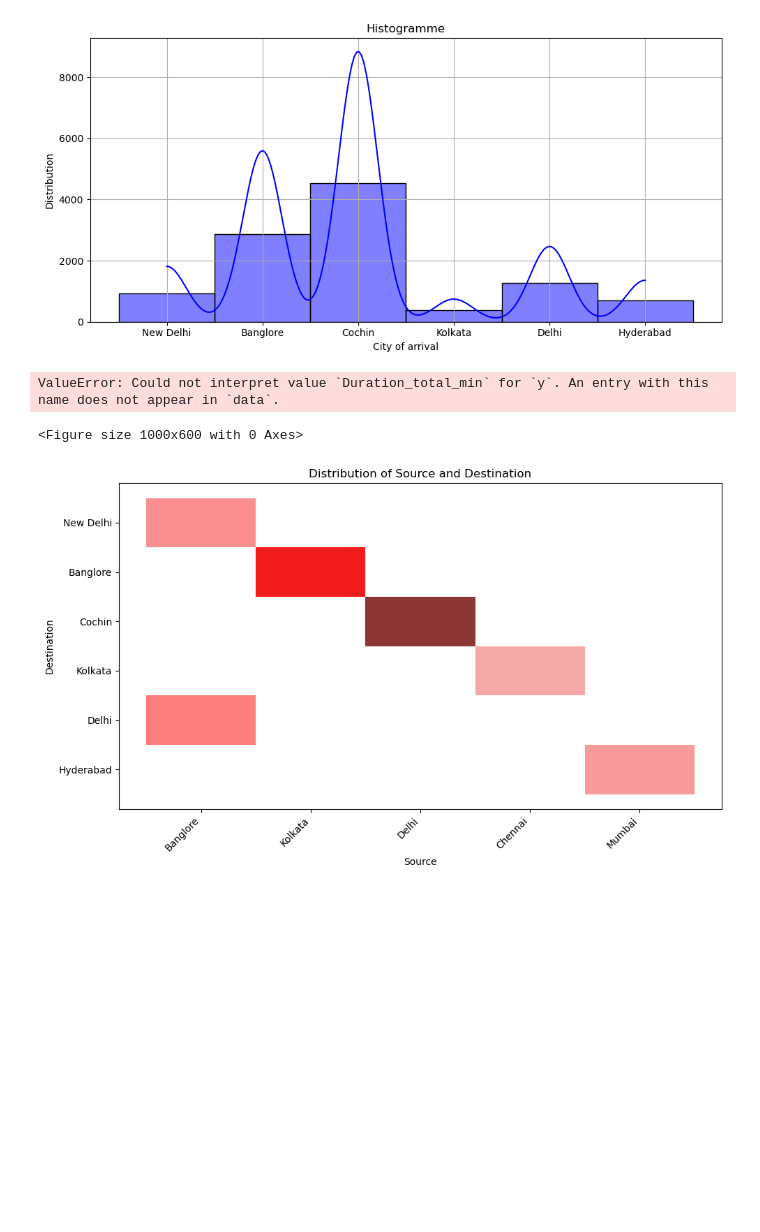
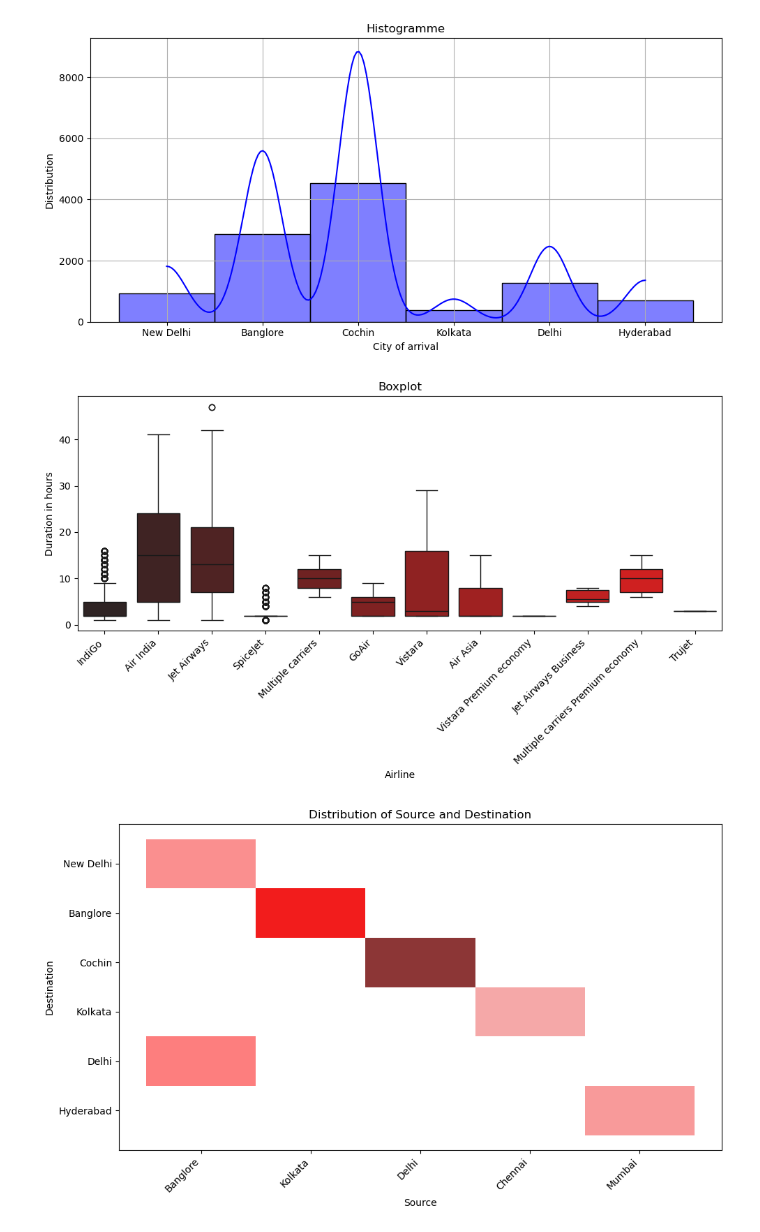
Before and after one commit to Sagbyy/flight-price-prediction-ML, a Jupyter notebook: notebook.ipynb, the cells around one changed output. Saved outputs shown, nothing was run; the diff lists cells and outputs as text; code cells hidden in the pictures; blank space fills up the shorter version.

```diff
--- a/notebook.ipynb
+++ b/notebook.ipynb
@@ -91,16 +91,15 @@ plt.show()
 [figure]
 # %%
 plt.figure(figsize=(10, 6))
-sns.boxplot(x='Airline', y='Duration_total_min', data=df, palette='dark:red', hue='Airline', legend=False)
+sns.boxplot(x='Airline', y='Duration_hours', data=df, palette='dark:red', hue='Airline', legend=False)
 plt.title("Boxplot")
 plt.xlabel("Airline")
-plt.ylabel("Duration in minutes")
+plt.ylabel("Duration in hours")
 plt.xticks(rotation=45, ha='right')
 plt.tight_layout()
 plt.show()
 # %% [output]
-ValueError: Could not interpret value `Duration_total_min` for `y`. An entry with this name does not appear in `data`.
-<Figure size 1000x600 with 0 Axes>
+[figure, added]
 # %%
 plt.figure(figsize=(10, 6))
 sns.histplot(x='Source', y="Destination", data=df, color="red")
```
Also changed, not shown: parts of 20 cells of this notebook, 1 other file.
